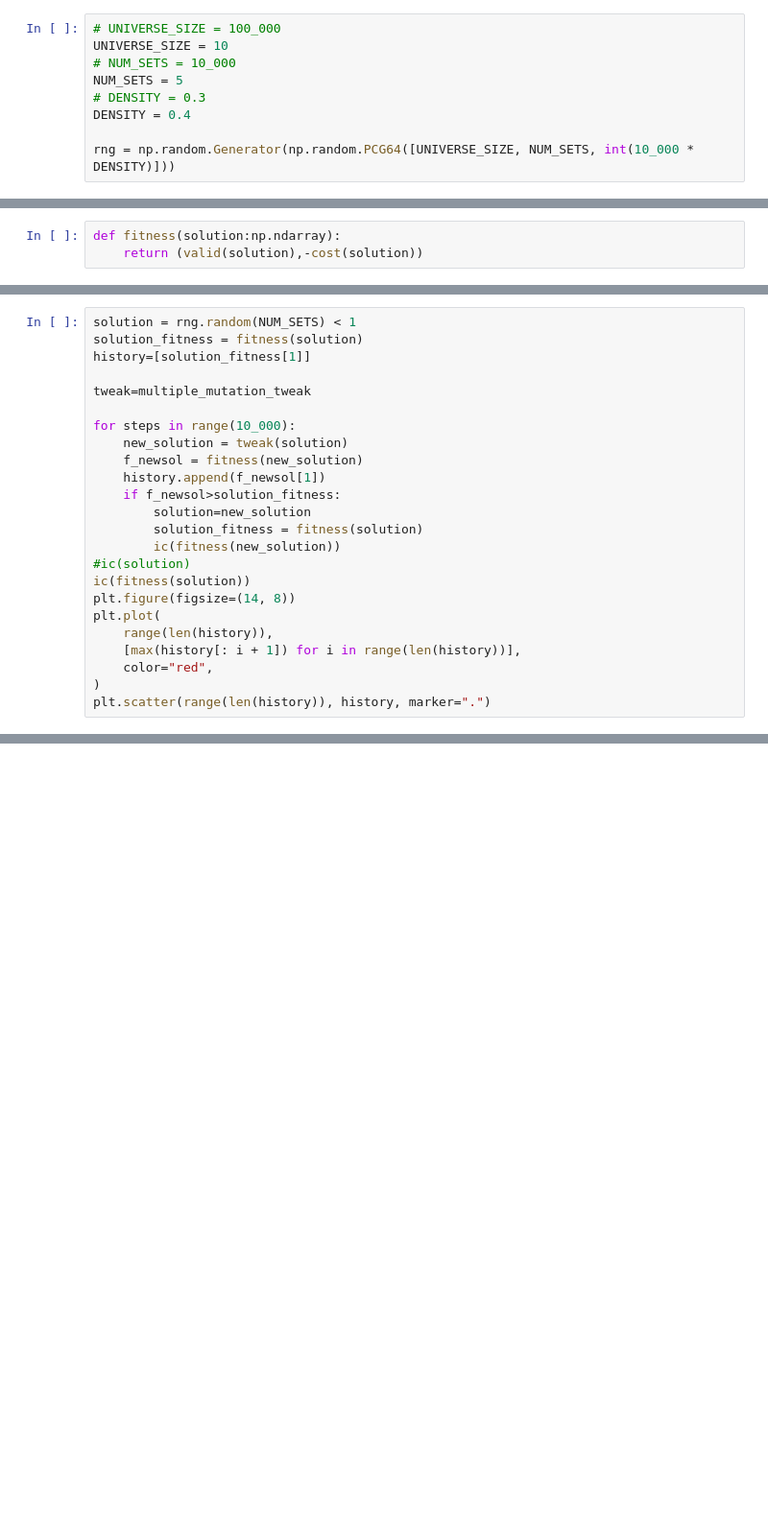
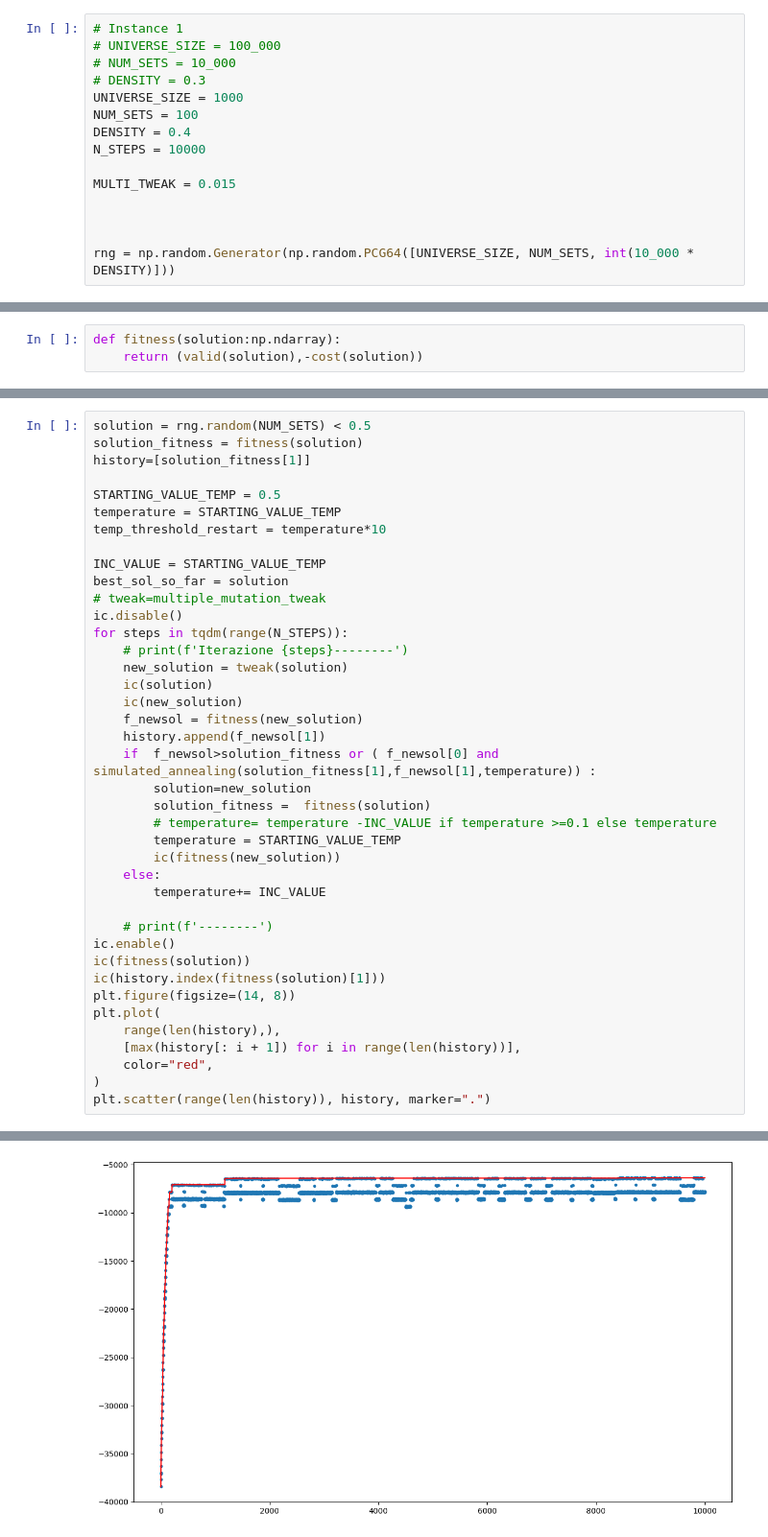
Before and after one commit to GDennis01/CI2024_lab1, a Jupyter notebook: set-cover.ipynb, the cells around one changed output, grey strips where cells are left out. Shown at 96% size. Cells and saved outputs as stored; diff of their text form; blank space fills up the shorter version.

Commit message:
added simulated annealing

```diff
--- a/set-cover.ipynb
+++ b/set-cover.ipynb
@@ -19,12 +19,18 @@ from icecream import ic
 
 If you want to get reproducible results, use `rng` (and restart the kernel); for non-reproducible ones, use `np.random`.
 # %%
+# Instance 1
 # UNIVERSE_SIZE = 100_000
-UNIVERSE_SIZE = 10
 # NUM_SETS = 10_000
-NUM_SETS = 5
 # DENSITY = 0.3
+UNIVERSE_SIZE = 1000
+NUM_SETS = 100
 DENSITY = 0.4
+N_STEPS = 10000
+
+MULTI_TWEAK = 0.015
+
+
 
 rng = np.random.Generator(np.random.PCG64([UNIVERSE_SIZE, NUM_SETS, int(10_000 * DENSITY)]))
 # %%
@@ -73,24 +108,41 @@ def fitness(solution:np.ndarray):
 # %%
-solution = rng.random(NUM_SETS) < 1
+solution = rng.random(NUM_SETS) < 0.5
 solution_fitness = fitness(solution)
 history=[solution_fitness[1]]
 
-tweak=multiple_mutation_tweak
+STARTING_VALUE_TEMP = 0.5
+temperature = STARTING_VALUE_TEMP
+temp_threshold_restart = temperature*10
 
-for steps in range(10_000):
+INC_VALUE = STARTING_VALUE_TEMP
+best_sol_so_far = solution
+# tweak=multiple_mutation_tweak
+ic.disable()
+for steps in tqdm(range(N_STEPS)):
+    # print(f'Iterazione {steps}--------')
     new_solution = tweak(solution)
+    ic(solution)
+    ic(new_solution)
     f_newsol = fitness(new_solution)
     history.append(f_newsol[1])
-    if f_newsol>solution_fitness:
+    if  f_newsol>solution_fitness or ( f_newsol[0] and simulated_annealing(solution_fitness[1],f_newsol[1],temperature)) :
         solution=new_solution
-        solution_fitness = fitness(solution)
+        solution_fitness =  fitness(solution)
+        # temperature= temperature -INC_VALUE if temperature >=0.1 else temperature
+        temperature = STARTING_VALUE_TEMP
         ic(fitness(new_solution))
-#ic(solution)
+    else:
+        temperature+= INC_VALUE
+
+    # print(f'--------')
+ic.enable()
 ic(fitness(solution))
+ic(history.index(fitness(solution)[1]))
 plt.figure(figsize=(14, 8))
 plt.plot(
-    range(len(history)),
+    range(len(history),),
     [max(history[: i + 1]) for i in range(len(history))],
     color="red",
 )
 plt.scatter(range(len(history)), history, marker=".")
+# %% [output]
@@ -96,0 +152 @@ plt.scatter(range(len(history)), history, marker=".")
+[figure, added]
```
Also changed, not shown: parts of 5 cells of this notebook, 1 other file.
